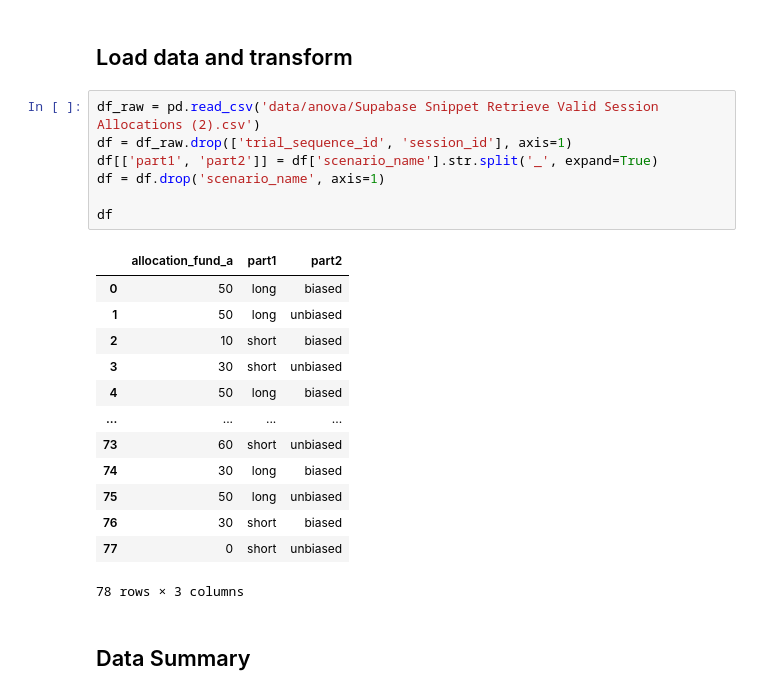
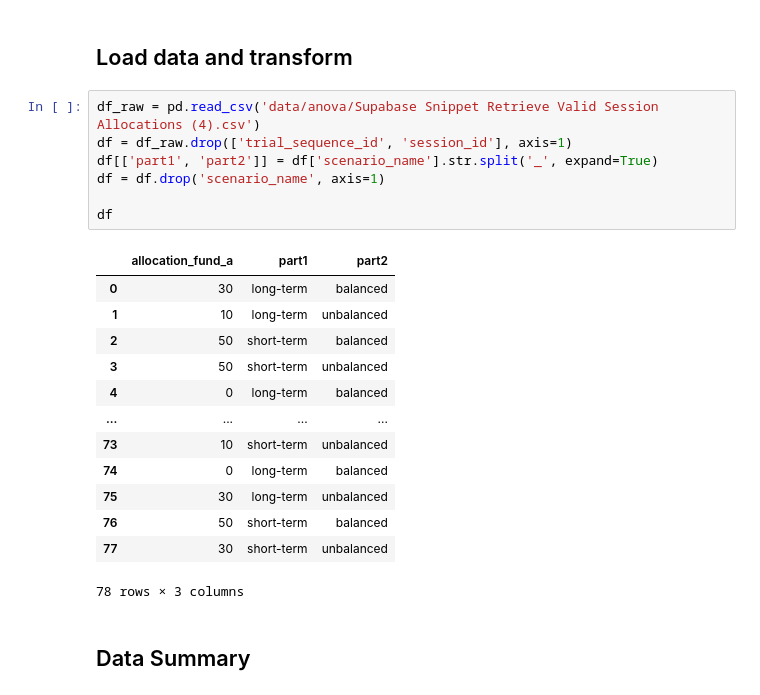
Before and after one commit to FeKapp/bachelorthesis-data-analysis, a Jupyter notebook: anova_analysis.ipynb, the cells around one changed output. Cells and saved outputs as stored; diff of their text form.

```diff
--- a/anova_analysis.ipynb
+++ b/anova_analysis.ipynb
@@ -7,25 +7,25 @@ from statsmodels.formula.api import ols
 # %% [markdown]
 ## Load data and transform
 # %%
-df_raw = pd.read_csv('data/anova/Supabase Snippet Retrieve Valid Session Allocations (2).csv')
+df_raw = pd.read_csv('data/anova/Supabase Snippet Retrieve Valid Session Allocations (4).csv')
 df = df_raw.drop(['trial_sequence_id', 'session_id'], axis=1)
 df[['part1', 'part2']] = df['scenario_name'].str.split('_', expand=True)
 df = df.drop('scenario_name', axis=1)
 
 df
 # %% [output]
 |  | allocation_fund_a | part1 | part2 |
-| 0 | 50 | long | biased |
-| 1 | 50 | long | unbiased |
-| 2 | 10 | short | biased |
-| 3 | 30 | short | unbiased |
-| 4 | 50 | long | biased |
+| 0 | 30 | long-term | balanced |
+| 1 | 10 | long-term | unbalanced |
+| 2 | 50 | short-term | balanced |
+| 3 | 50 | short-term | unbalanced |
+| 4 | 0 | long-term | balanced |
 | ... | ... | ... | ... |
-| 73 | 60 | short | unbiased |
-| 74 | 30 | long | biased |
-| 75 | 50 | long | unbiased |
-| 76 | 30 | short | biased |
-| 77 | 0 | short | unbiased |
+| 73 | 10 | short-term | unbalanced |
+| 74 | 0 | long-term | balanced |
+| 75 | 30 | long-term | unbalanced |
+| 76 | 50 | short-term | balanced |
+| 77 | 30 | short-term | unbalanced |
 78 rows × 3 columns
 # %% [markdown]
 ## Data Summary
```
Also changed, not shown: parts of 10 cells of this notebook, 2 other files.
